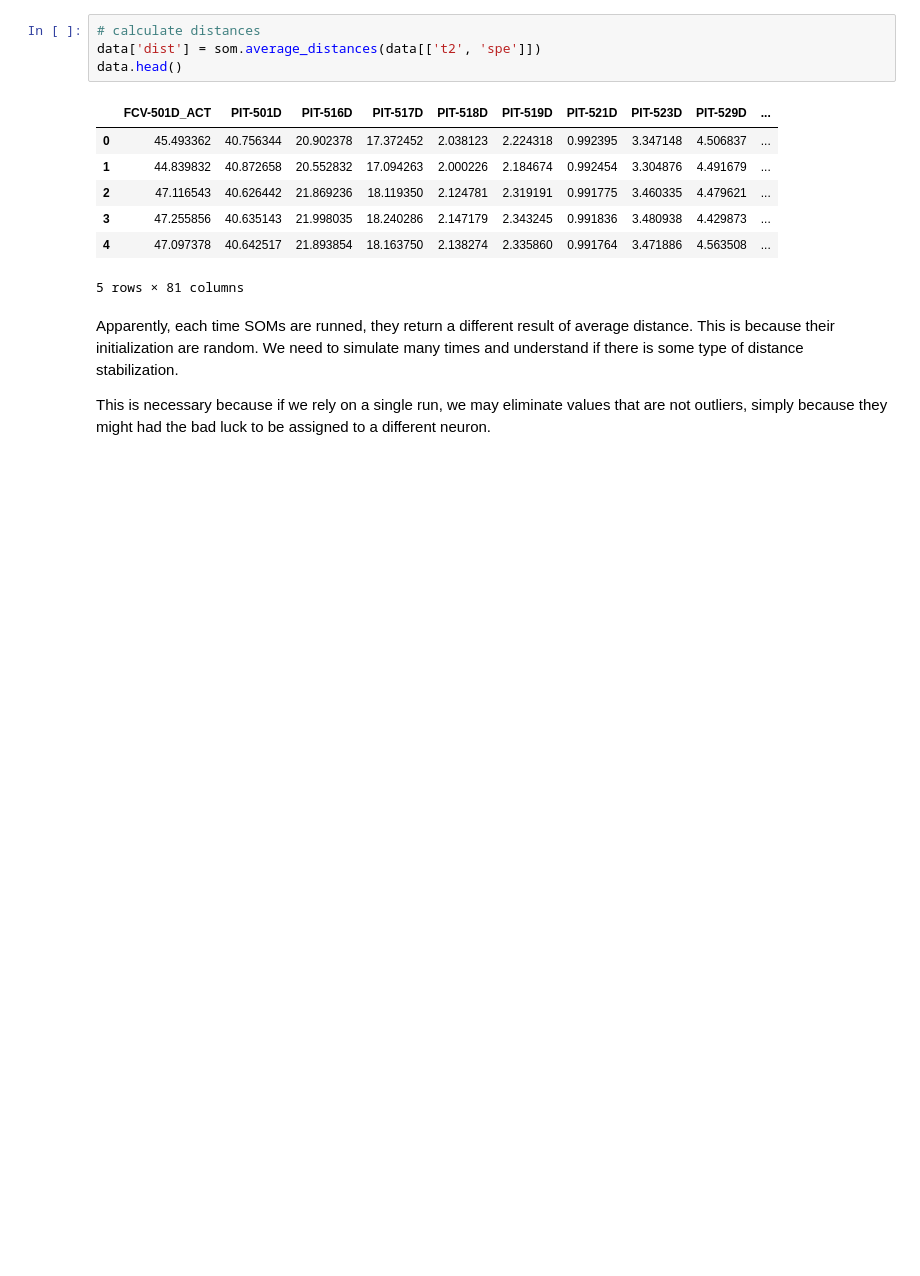
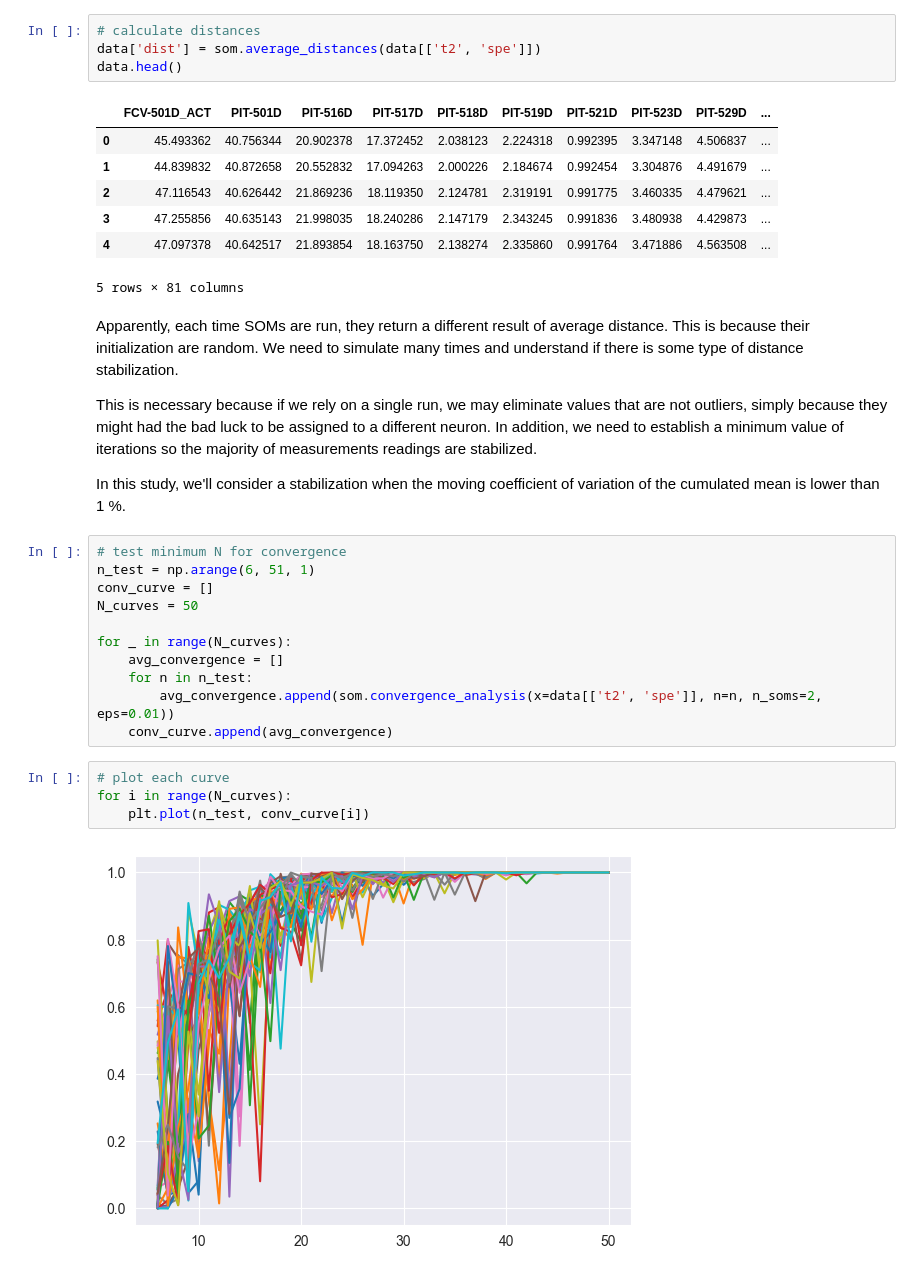
Before and after one commit to IAugustoMZ/deeplearning_chemicalengineering, a Jupyter notebook: 4_selfOrganinzingMaps/2_som_outlier_detection_using_stats.ipynb, the cells around one changed output. Drawn from its saved outputs; the diff is of its cells as text; blank space fills up the shorter version.

```diff
--- a/4_selfOrganinzingMaps/2_som_outlier_detection_using_stats.ipynb
+++ b/4_selfOrganinzingMaps/2_som_outlier_detection_using_stats.ipynb
@@ -73,6 +75,25 @@ data.head()
 | 4 | 47.097378 | 40.642517 | 21.893854 | 18.163750 | 2.138274 | 2.335860 | 0.991764 | 3.471886 | 4.563508 | ... |
 5 rows × 81 columns
 # %% [markdown]
-Apparently, each time SOMs are runned, they return a different result of average distance. This is because their initialization are random. We need to simulate many times and understand if there is some type of distance stabilization.
+Apparently, each time SOMs are run, they return a different result of average distance. This is because their initialization are random. We need to simulate many times and understand if there is some type of distance stabilization.
 
-This is necessary because if we rely on a single run, we may eliminate values that are not outliers, simply because they might had the bad luck to be assigned to a different neuron.
+This is necessary because if we rely on a single run, we may eliminate values that are not outliers, simply because they might had the bad luck to be assigned to a different neuron. In addition, we need to establish a minimum value of iterations so the majority of measurements readings are stabilized.
+
+In this study, we'll consider a stabilization when the moving coefficient of variation of the cumulated mean is lower than 1 %.
+# %%
+# test minimum N for convergence
+n_test = np.arange(6, 51, 1)
+conv_curve = []
+N_curves = 50
+
+for _ in range(N_curves):
+    avg_convergence = []
+    for n in n_test:
+        avg_convergence.append(som.convergence_analysis(x=data[['t2', 'spe']], n=n, n_soms=2, eps=0.01))
+    conv_curve.append(avg_convergence)
+# %%
+# plot each curve
+for i in range(N_curves):
+    plt.plot(n_test, conv_curve[i])
+# %% [output]
+[figure, added]
```
Also changed, not shown: parts of 11 cells of this notebook, 5 other files.
